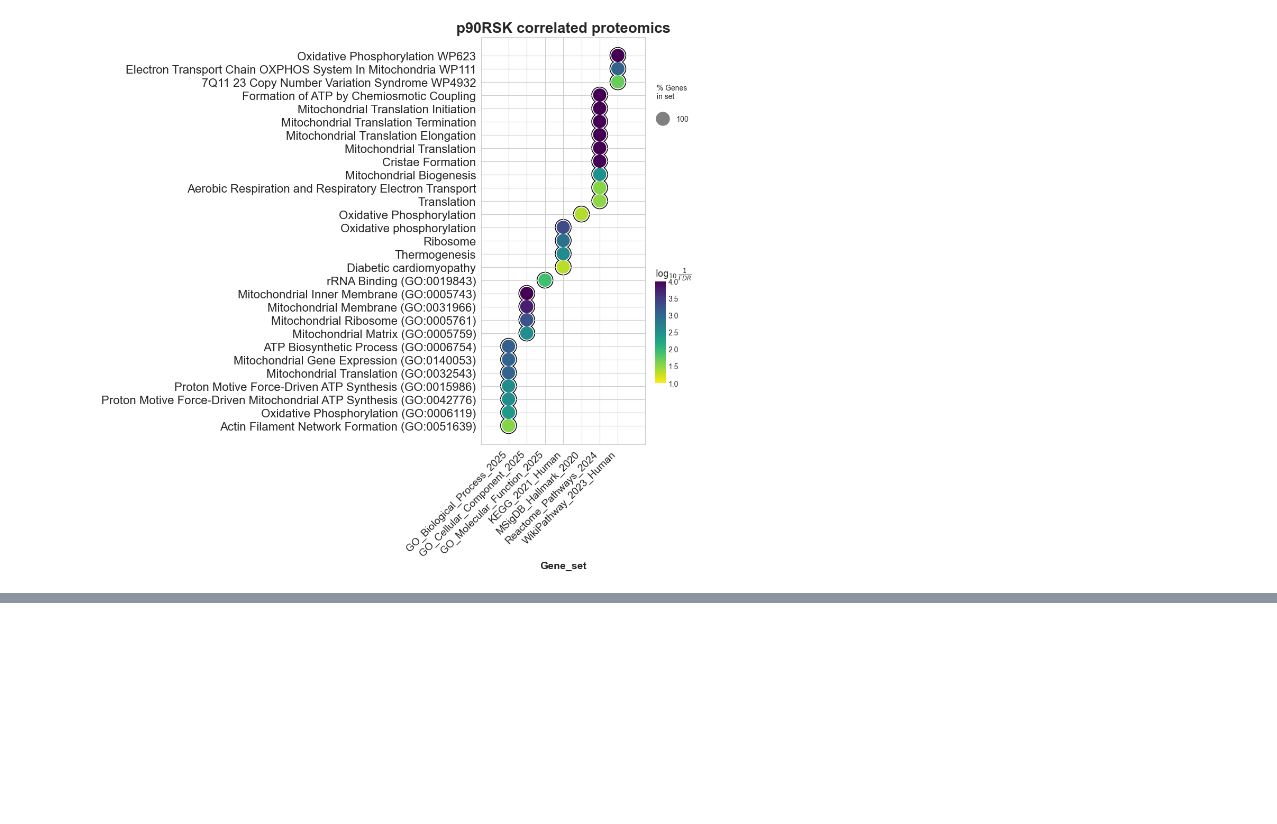
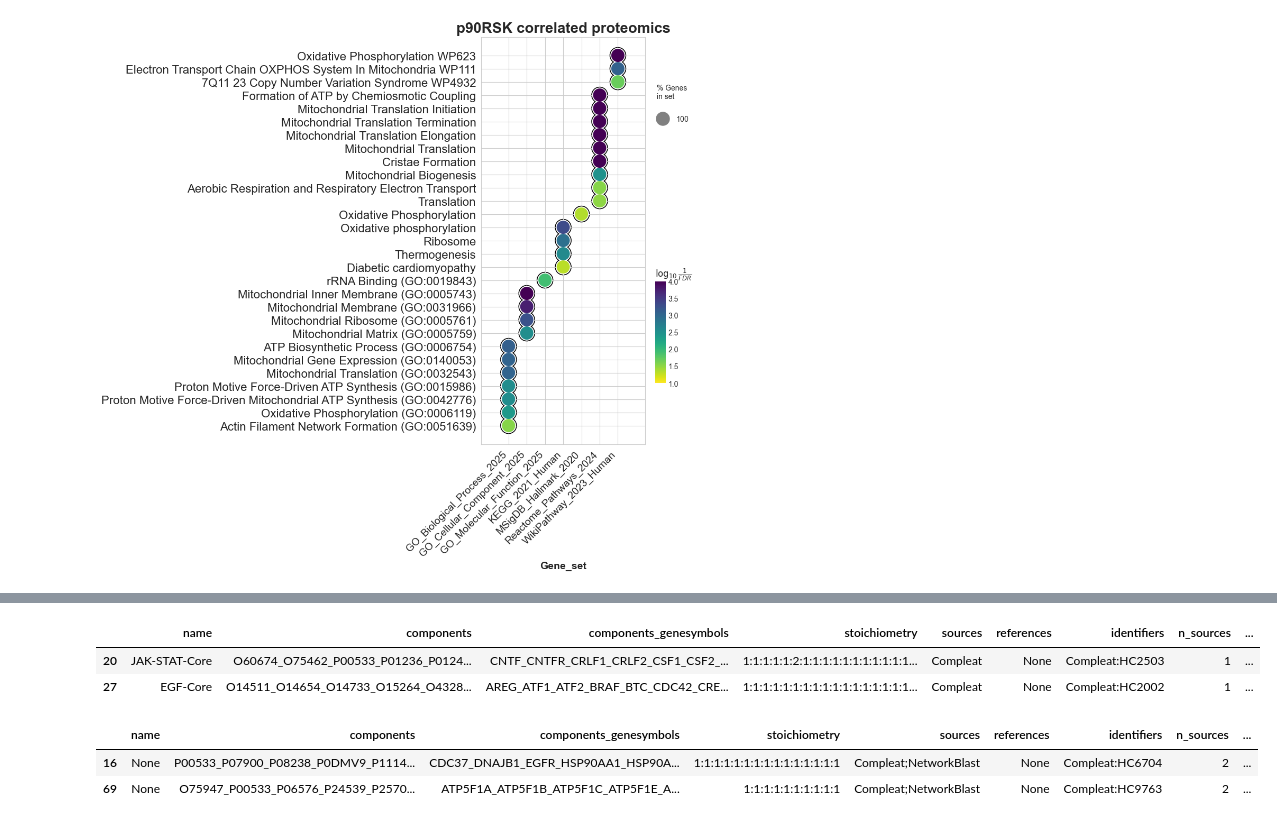
Before and after one commit to frohlich-lab/DeepMechanisticModels, a Jupyter notebook: analysis_marker_correlation.ipynb, the cells around one changed output, grey strips where cells are left out. Cells and saved outputs as stored; diff of their text form; code cells hidden in the pictures; blank space fills up the shorter version.

```diff
--- a/analysis_marker_correlation.ipynb
+++ b/analysis_marker_correlation.ipynb
@@ -299,0 +415,3 @@ ax = gp.dotplot(
+# %%
+cp = omnipath.requests.Complexes()
+egfr_cp = set([gs for gsl in cp.complex_genes('EGFR')['components_genesymbols'].str.split('_').tolist() for gs in gsl])
@@ -299,0 +428,12 @@ ax = gp.dotplot(
+# %%
+cp.complex_genes('EGFR')[cp.complex_genes('EGFR').apply(lambda x: any(g in x['components_genesymbols'].split('_') for g in gl_t), axis=1)]
+# %% [output]
+|  | name | components | components_genesymbols | stoichiometry | sources | references | identifiers | n_sources | ... |
+| 20 | JAK-STAT-Core | O60674_O75462_P00533_P01236_P0124... | CNTF_CNTFR_CRLF1_CRLF2_CSF1_CSF2_... | 1:1:1:1:1:2:1:1:1:1:1:1:1:1:1:1:1... | Compleat | None | Compleat:HC2503 | 1 | ... |
+| 27 | EGF-Core | O14511_O14654_O14733_O15264_O4328... | AREG_ATF1_ATF2_BRAF_BTC_CDC42_CRE... | 1:1:1:1:1:1:1:1:1:1:1:1:1:1:1:1:1... | Compleat | None | Compleat:HC2002 | 1 | ... |
+# %%
+cp.complex_genes('EGFR')[cp.complex_genes('EGFR').apply(lambda x: any(g in x['components_genesymbols'].split('_') for g in gl_p), axis=1)]
+# %% [output]
+|  | name | components | components_genesymbols | stoichiometry | sources | references | identifiers | n_sources | ... |
+| 16 | None | P00533_P07900_P08238_P0DMV9_P1114... | CDC37_DNAJB1_EGFR_HSP90AA1_HSP90A... | 1:1:1:1:1:1:1:1:1:1:1:1:1:1:1 | Compleat;NetworkBlast | None | Compleat:HC6704 | 2 | ... |
+| 69 | None | O75947_P00533_P06576_P24539_P2570... | ATP5F1A_ATP5F1B_ATP5F1C_ATP5F1E_A... | 1:1:1:1:1:1:1:1:1:1 | Compleat;NetworkBlast | None | Compleat:HC9763 | 2 | ... |
```
Also changed, not shown: parts of 15 cells of this notebook.
